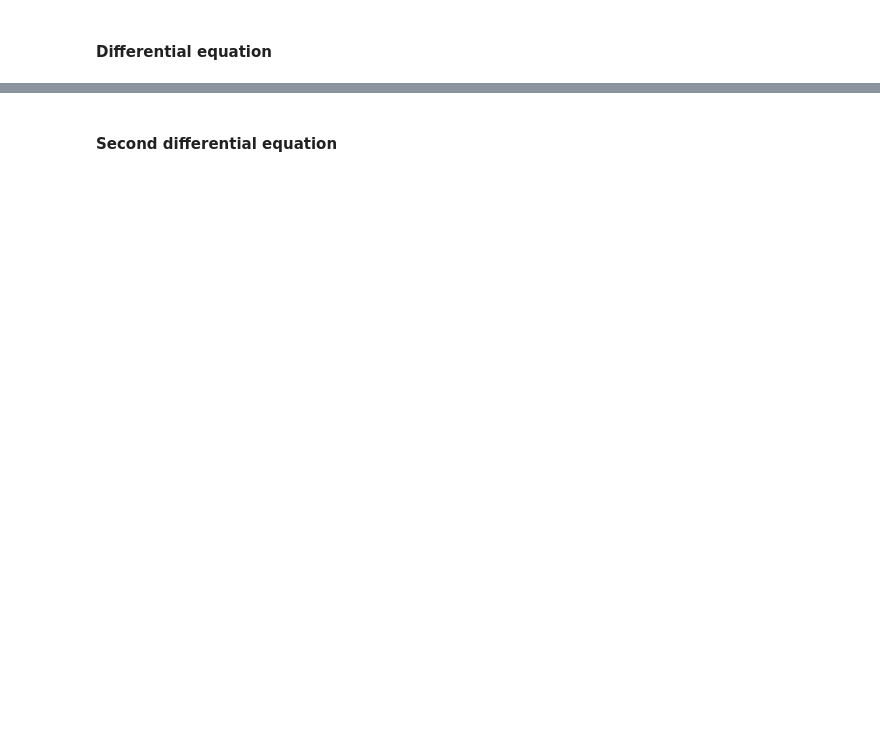
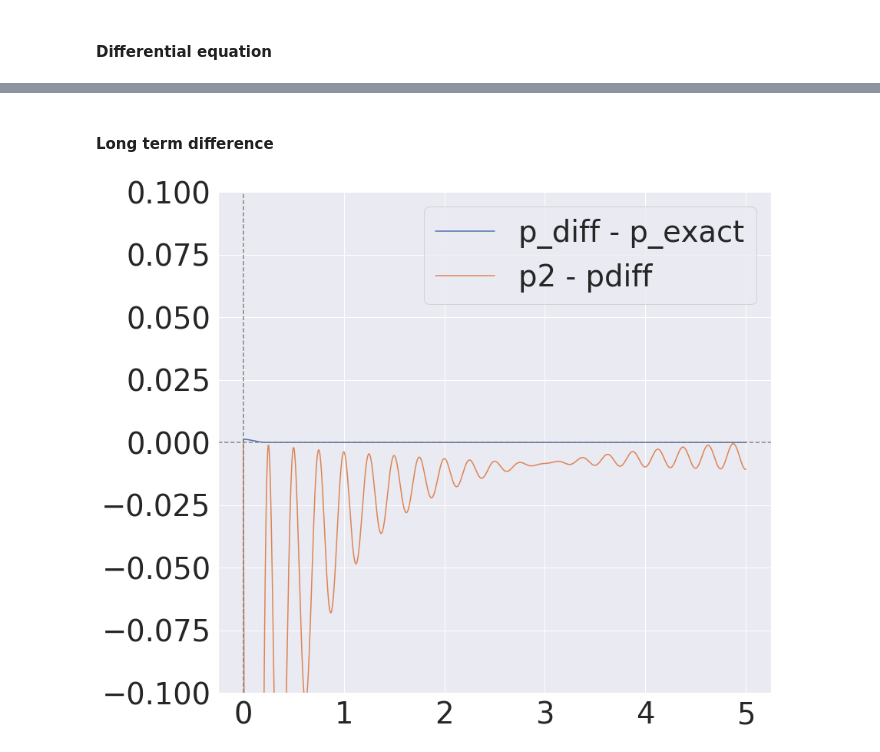
Before and after one commit to h-mayorquin/sequence_learning_paper, a Jupyter notebook: jupyter/2018-07-27(Average diferential equation).ipynb, the cells around one changed output, grey strips where cells are left out. Cells and saved outputs as stored; diff of their text form; code cells hidden in the pictures; blank space fills up the shorter version.

```diff
--- a/jupyter/2018-07-27(Average diferential equation).ipynb
+++ b/jupyter/2018-07-27(Average diferential equation).ipynb
@@ -89,2 +98,15 @@ ax.legend();
-# %% [markdown]
-#### Second differential equation
+# %% [markdown]
+#### Long term difference
+# %%
+fig = plt.figure()
+ax = fig.add_subplot(111)
+ax.plot(time, p_diff - p, label='p_diff - p_exact')
+ax.plot(time, p2 - p_diff, label='p2 - pdiff')
+
+ax.axhline(0, ls='--', color='gray')
+ax.axvline(0, ls='--', color='gray')
+
+ax.set_ylim([-0.1, 0.1])
+ax.legend();
+# %% [output]
+[figure, added]
```
Also changed, not shown: parts of 18 cells of this notebook, 41 other files.
